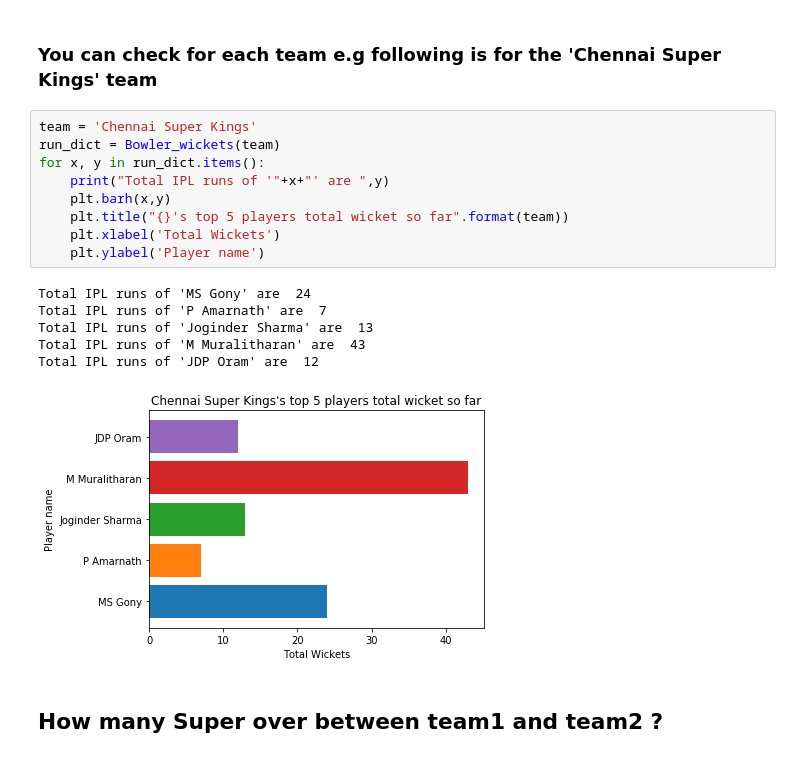
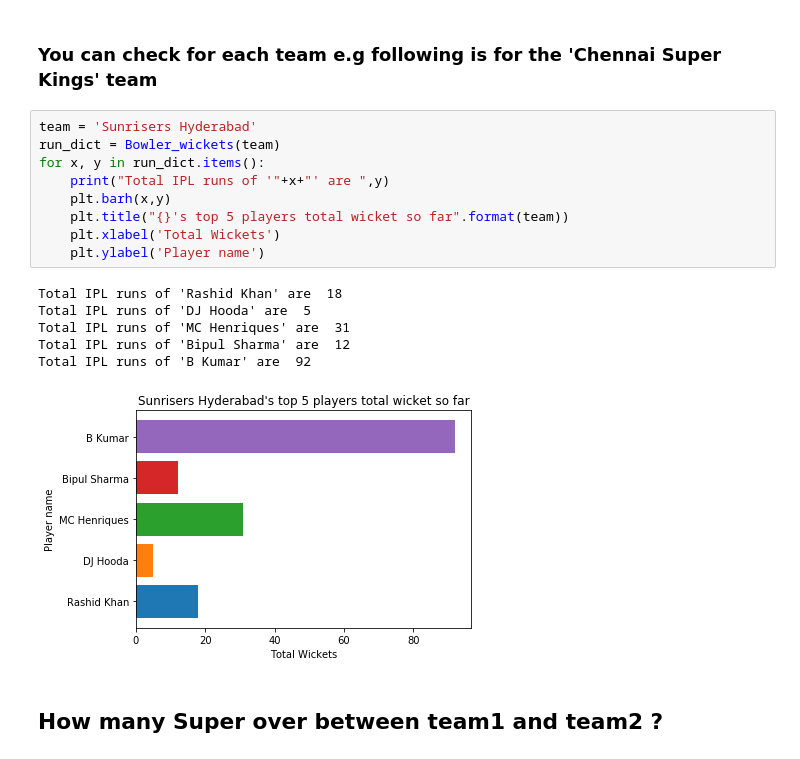
Before and after one commit to vishalbarad/IPL_EDA, a Jupyter notebook: IPL_winner_EDA.ipynb, the cells around one changed output. Saved outputs shown, nothing was run; the diff lists cells and outputs as text.

```diff
--- a/IPL_winner_EDA.ipynb
+++ b/IPL_winner_EDA.ipynb
@@ -360,21 +359,21 @@ def Bowler_wickets(team):
 # %% [markdown]
 ### You can check for each team e.g following is for the 'Chennai Super Kings' team
 # %%
-team = 'Chennai Super Kings'
+team = 'Sunrisers Hyderabad'
 run_dict = Bowler_wickets(team)
 for x, y in run_dict.items():
     print("Total IPL runs of '"+x+"' are ",y)
     plt.barh(x,y)
     plt.title("{}'s top 5 players total wicket so far".format(team))
     plt.xlabel('Total Wickets')
     plt.ylabel('Player name')
 # %% [output]
-Total IPL runs of 'MS Gony' are  24
-Total IPL runs of 'P Amarnath' are  7
-Total IPL runs of 'Joginder Sharma' are  13
-Total IPL runs of 'M Muralitharan' are  43
-Total IPL runs of 'JDP Oram' are  12
+Total IPL runs of 'Rashid Khan' are  18
+Total IPL runs of 'DJ Hooda' are  5
+Total IPL runs of 'MC Henriques' are  31
+Total IPL runs of 'Bipul Sharma' are  12
+Total IPL runs of 'B Kumar' are  92
-[figure, old version]
+[figure, new version]
 # %% [markdown]
 ## How many Super over between team1 and team2 ?
 # %%
```
Also changed, not shown: parts of 56 cells of this notebook.
